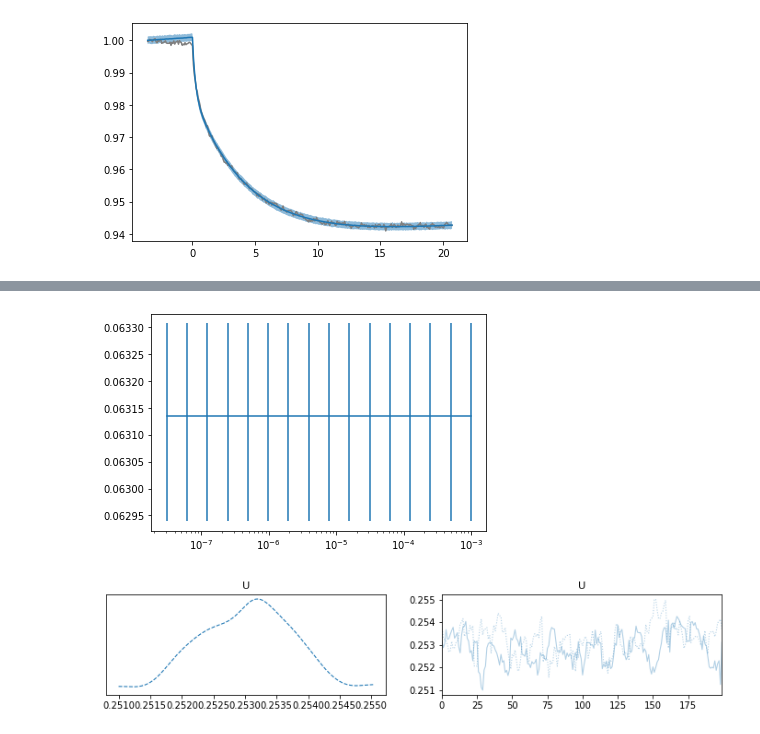
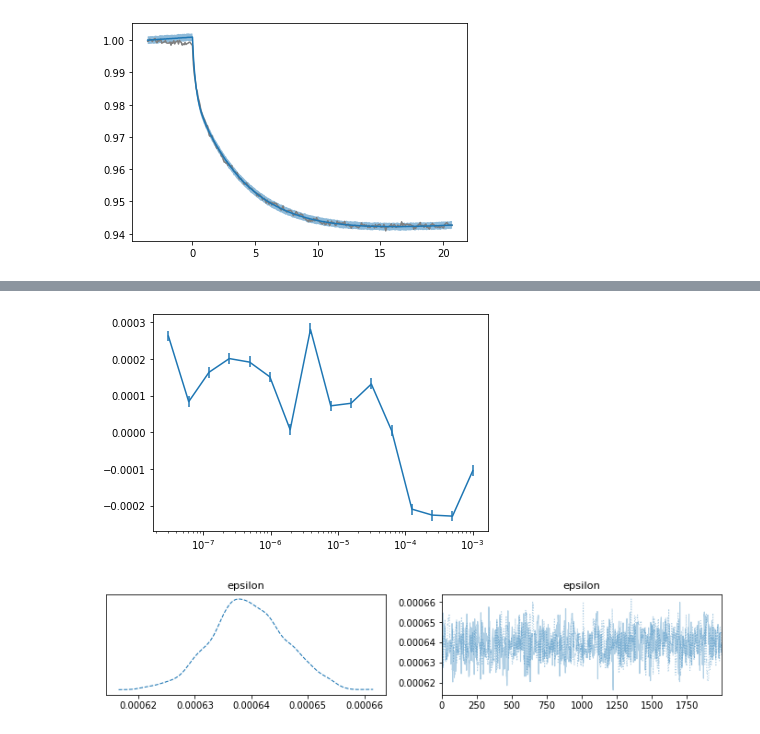
Before and after one commit to Katona-lab/MST-anlysis, a Jupyter notebook: MST_progress_curve_analysis.ipynb, the cells around one changed output, grey strips where cells are left out. Drawn from its saved outputs; the diff is of its cells as text; code cells hidden in the pictures.

```diff
--- a/MST_progress_curve_analysis.ipynb
+++ b/MST_progress_curve_analysis.ipynb
@@ -52,11 +54,11 @@ Units hopefully agree and the KD will be expressed in the same unit.
 # %%
-#@title Displaying and verifying the data. Adjusting data range and laser start. { run: "auto" }
+#@title STEP 2: Displaying and verifying the data. Adjusting data range and laser start. { run: "auto" }
 import ipywidgets as widgets
 from IPython.display import display
 #@markdown Step 1: Inspect the progress curve. Is this the data you want to model? The program tries to guess a suitable end point automatically. This initial guess will vary from capillary to capillary, but once you start modelling the last displayed end data point will be used for for all capillaries. Please feel free to override data range according to your wishes.<p>
 #@markdown Step 2: Zoom in with the sliders to the laser start point and adjust to the point where the Fnorm starts to drop rapidly. Experience shows that there is a few ms delay between time 0 of the instrument and first sign of response in Fnorm. An empirical delay is already automatically applied to laser start.<p>
 #@markdown Step 3: Reset the end slider to the end of the IR irradiation period or any point earlier. The model does not take into account the recovery phase after the IR laser is swiched off.
-Capillary = "16" #@param ["1", "2", "3", "4", "5", "6", "7", "8", "9", "10", "11", "12", "13", "14", "15", "16"]
+Cap_display = "2" #@param ["1", "2", "3", "4", "5", "6", "7", "8", "9", "10", "11", "12", "13", "14", "15", "16"]
 
 Data_range=widgets.IntRangeSlider(
     value=[0, fluorescence[int(Capillary)-1].astype(float).idxmin()],
@@ -71,23 +73,6 @@ Data_range=widgets.IntRangeSlider(
     readout_format='d',
 )
 
-Start_pos=widgets.IntSlider(
-    value=0,
-    min=0,
-    max=len(onedtime),
-    step=1,
-    description='Start_pos:',
-    disabled=False
-)
-
-End_pos=widgets.IntSlider(
-    value=len(onedtime),
-    min=0,
-    max=len(onedtime),
-    step=1,
-    description='End_pos:',
-    disabled=False
-)
 
 IR_pos=widgets.IntSlider(
     value=firstIRtimepos,
@@ -101,7 +86,7 @@ IR_pos=widgets.IntSlider(
 def f(Data_range, IR_pos):
     Start_pos,End_pos=Data_range
     fig, ax = plt.subplots()
-    ax.plot(onedtime[Start_pos:End_pos],fluorescence[int(Capillary)-1].astype(float).iloc[Start_pos:End_pos], color='gray')
+    ax.plot(onedtime[Start_pos:End_pos],fluorescence[int(Cap_display)-1].astype(float).iloc[Start_pos:End_pos], color='gray')
     ax.annotate('IR laser',
             xy=(onedtime[IR_pos], 1),
             xytext=(onedtime[IR_pos], 0.95),
@@ -117,11 +102,10 @@ HBox(children=(VBox(children=(IntRangeSlider(value=(0, 327), continuous_update=F
 # %%
-#@title Alternative 1: Perform the MCMC sampling (linear phase starts before the IR irradiation)
+#@title STEP 3.1 (Alternative 1): Perform the MCMC sampling (linear phase starts before the IR irradiation)
 #@markdown Use scenario: The fluroescence signal (Fnorm) is not stable at 1 before IR irradiation. Possible reasons: photodamage, unstable protein, not fully equilibrated protein:ligand interaction
 
-##@markdown Enter labeled protein concentration in units of nM:
-#FluoConc =  20#@param {type:"number"}
-##@markdown Enter the number of capillaries used in the experiment. The concentration of the ligand will be infered from the data file.
-#Capillary = "16" #@param ["1", "2", "3", "4", "5", "6", "7", "8", "9", "10", "11", "12", "13", "14", "15", "16"]
+#@markdown Enter the number of tuning and sampling steps for the Markov Chain Monte Carlo algorithm. Decrease these only if you are know what you are doing.
+Tuning = 1000 #@param {type:"number"}
+Samples = 2000 #@param {type:"number"}
 
 IR=IR_pos.value
 start,end=Data_range.value
@@ -158,7 +142,7 @@ with pm.Model() as model:
 
 
 with model:
-    trace = pm.sampling.sample(200, tune=100,
+    trace = pm.sampling.sample(Samples, tune=Tuning,
                       init='ADVI'
                      )
 
@@ -287,19 +247,19 @@ fluorescence
 # %%
-#@title Concentration dependence of the kinetic parameters. { run: "auto" }
-
+#@title STEP 6: Concentration dependence of the kinetic parameters. { run: "auto" }
+#@markdown The error bars represent the High Density Interval (95%).<p>
 #@markdown Choose the variable name:
-string = "A_total" #@param ["A_total","I", "rate1", "rate2", "A_1", "A_2", "L"]
+string = "L" #@param ["A_total","I", "rate1", "rate2", "A_1", "A_2", "L"]
 fig=plt.subplot(111)
 plt.errorbar(cideal,np.median(trace[string],axis=0),yerr=np.abs(pm.hdi(trace[string]).T-np.median(trace[string],axis=0)))
 fig.set_xscale('log')
 # %% [output]
-[figure, old version]
+[figure, new version]
 # %%
-#@title Posterior distribution of model parameters. { run: "auto" }
-
-#@markdown Choose the variable name:
-string = "U" #@param ["K_D","B","U","epsilon","A_total","I", "rate1", "rate2", "A_1", "A_2", "L"]
+#@title STEP 7: Posterior distribution of model parameters (left), parameter trace (right). { run: "auto" }
+#@markdown Ideally the parameter traces fluctuate around a stable value.<p>
+#@markdown Choose the parameter name:
+parameter = "epsilon" #@param ["K_D","B","U","epsilon","A_total","I", "rate1", "rate2", "A_1", "A_2", "L"]
 with model:
-  ax=pm.traceplot(trace[0:],[string],combined=True)
+  ax=pm.traceplot(trace[0:],[parameter],combined=True)
 # %% [output]
-[figure, old version]
+[figure, new version]
```
Also changed, not shown: parts of 7 cells of this notebook.
